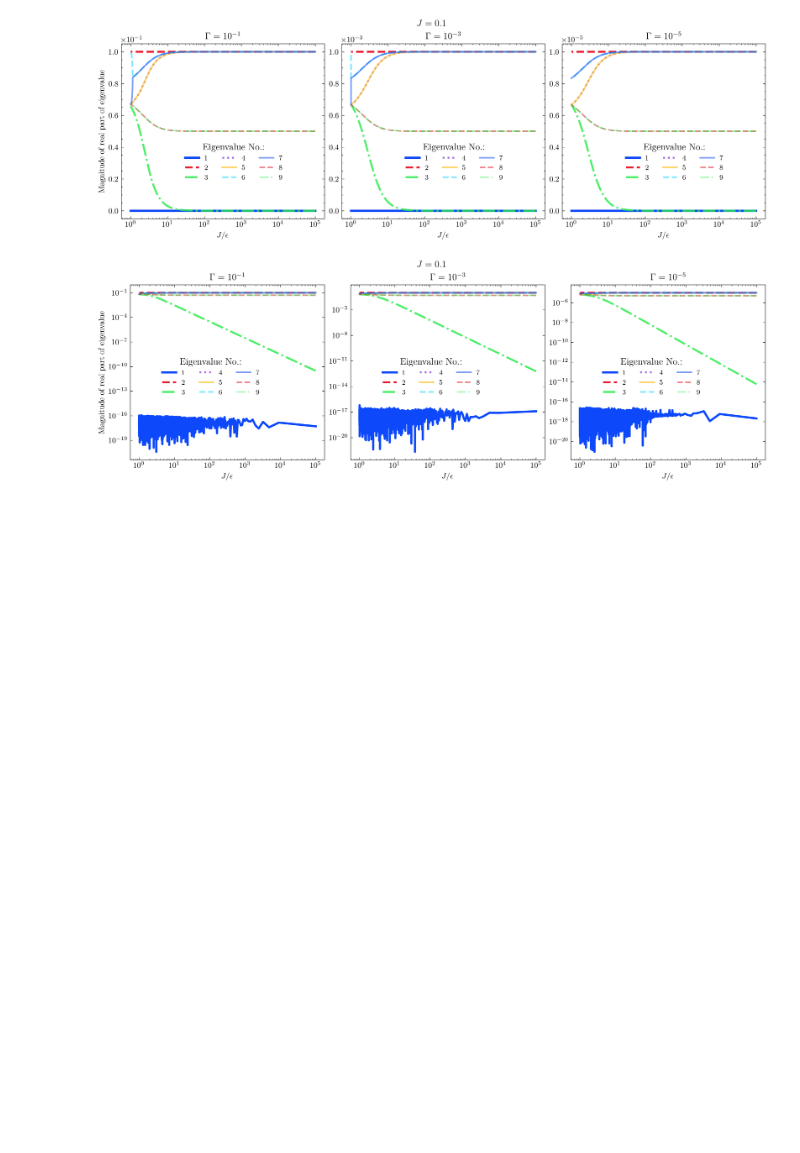
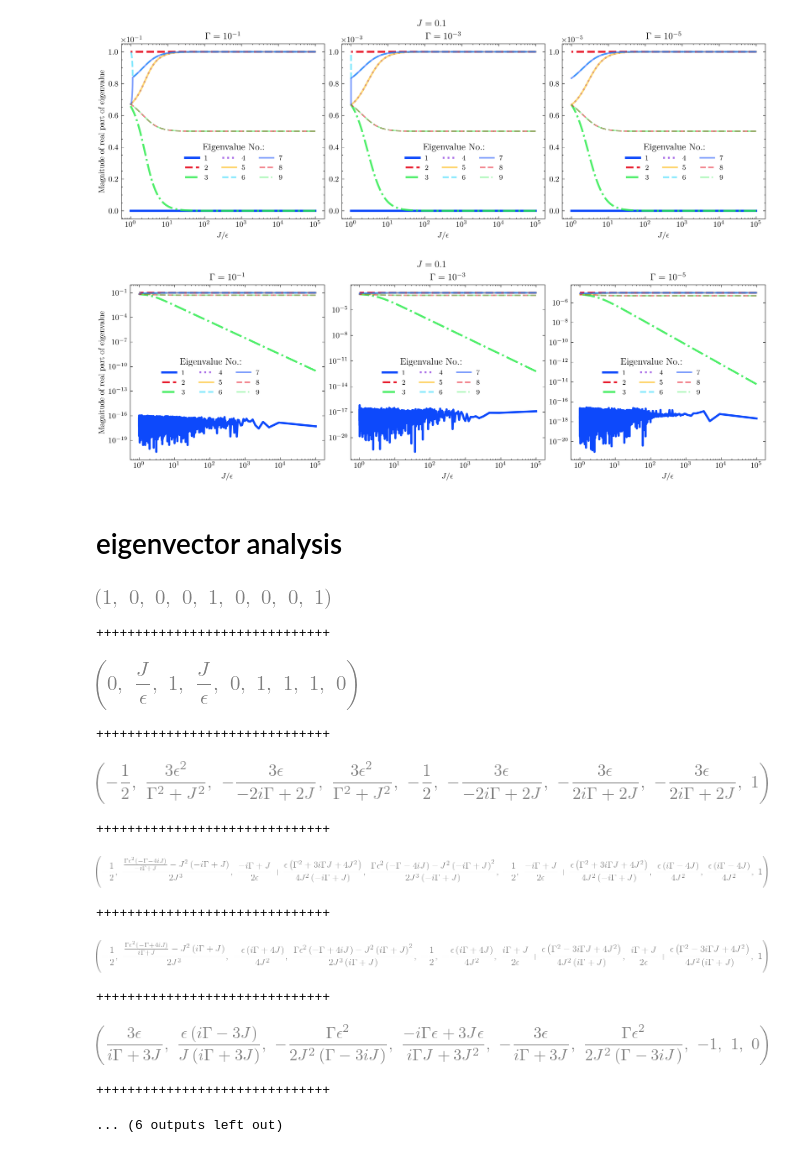
Before and after one commit to kiwipretzel/nserc-2026, a Jupyter notebook: [3.0] [three-site (degenerate), single-body, general epsilon's, local dephasing]/[3.0.1] [evals of symmetry case] [june 25].ipynb, the cells around one changed output. Saved outputs shown, nothing was run; the diff lists cells and outputs as text; code cells hidden in the pictures; blank space fills up the shorter version.

Commit message:
Added evec analysis

```diff
--- a/[3.0] [three-site (degenerate), single-body, general epsilon's, local dephasing]/[3.0.1] [evals of symmetry case] [june 25].ipynb
+++ b/[3.0] [three-site (degenerate), single-body, general epsilon's, local dephasing]/[3.0.1] [evals of symmetry case] [june 25].ipynb
@@ -18,6 +18,11 @@ Requirement already satisfied: pyparsing>=3 in /opt/conda/lib/python3.12/site-pa
 Requirement already satisfied: python-dateutil>=2.7 in /opt/conda/lib/python3.12/site-packages (from matplotlib->scienceplots) (2.9.0.post0)
 Requirement already satisfied: six>=1.5 in /opt/conda/lib/python3.12/site-packages (from python-dateutil>=2.7->matplotlib->scienceplots) (1.17.0)
 Note: you may need to restart the kernel to use updated packages.
+# %%
+J = sp.Symbol("J", real=True, positive=True)
+epsilon = sp.Symbol("epsilon", real=True, positive=True)
+gamma = sp.Symbol("Gamma", real=True, positive=True)
+delta = sp.Symbol("delta", real=True, positive=True)
 # %% [markdown]
 # eigenvalue splitting
 # %% [markdown]
@@ -119,3 +124,5 @@ fig.suptitle(fr'$J={J_val}$')
 fig.savefig("splitting_numerically_log.pdf")
 # %% [output]
 [figure]
+# %% [markdown]
+# eigenvector analysis
@@ -121,0 +171,22 @@ fig.savefig("splitting_numerically_log.pdf")
+# %%
+evecs_approx = list(parse_mathematica(evecs.replace(r"\[CapitalGamma]", "Gamma").replace(r"\[Epsilon]", "epsilon")))
+
+evecs_approx = [i.subs({sp.Symbol("Gamma"): gamma, sp.Symbol("epsilon"): epsilon, sp.Symbol("J"):J}) for i in evecs_approx]
+
+for i in evecs_approx:
+    display(i)
+    print("++++++++++++++++++++++++++++++")
+# %% [output]
+[figure, added]
+++++++++++++++++++++++++++++++
+[figure, added]
+++++++++++++++++++++++++++++++
+[figure, added]
+++++++++++++++++++++++++++++++
+[figure, added]
+++++++++++++++++++++++++++++++
+[figure, added]
+++++++++++++++++++++++++++++++
+[figure, added]
+++++++++++++++++++++++++++++++
+... (6 outputs left out)
```
Also changed, not shown: parts of 3 cells of this notebook.
